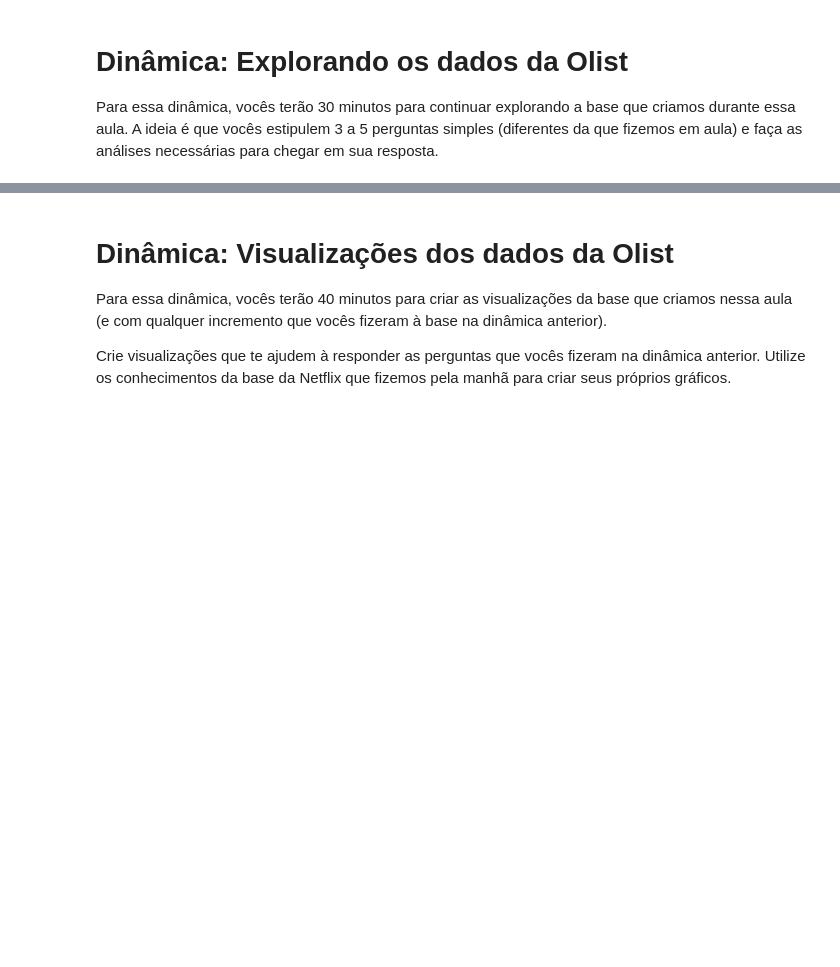
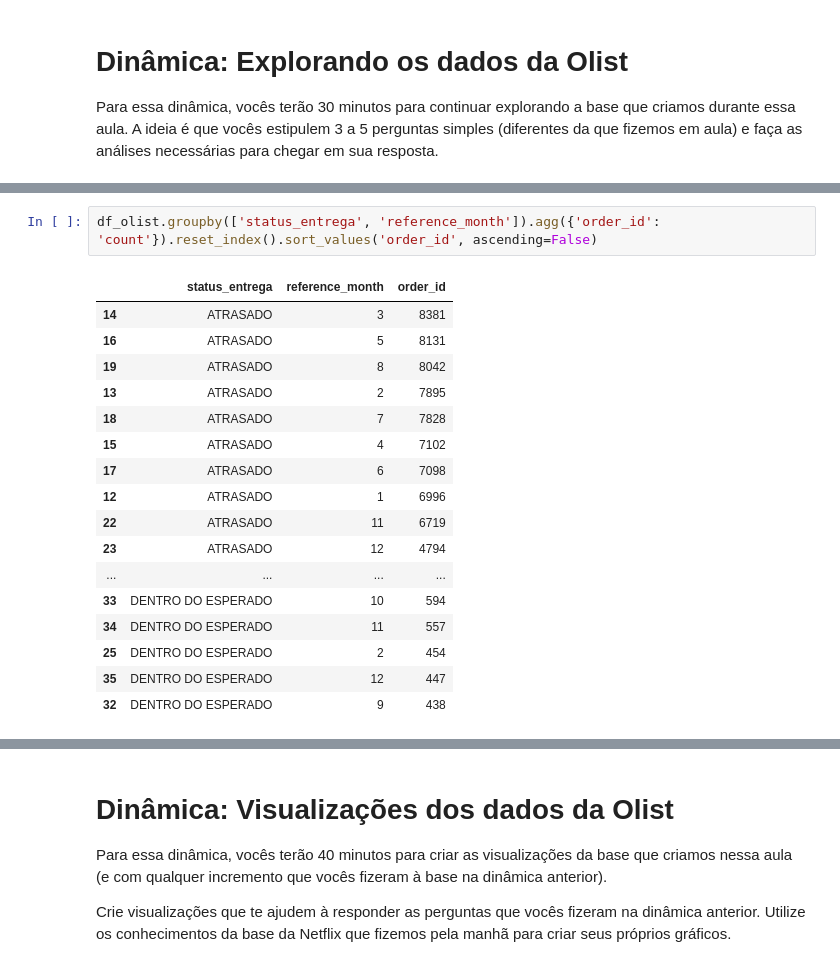
Before and after one commit to reprograma/on26-python-s14-analise-de-dados, a Jupyter notebook: material/aula_s14_parte2.ipynb, the cells around one changed output, grey strips where cells are left out. Drawn from its saved outputs; the diff is of its cells as text; blank space fills up the shorter version.

```diff
--- a/material/aula_s14_parte2.ipynb
+++ b/material/aula_s14_parte2.ipynb
@@ -401,0 +483,20 @@ Para essa dinâmica, vocês terão 30 minutos para continuar explorando a base q
+# %%
+df_olist.groupby(['status_entrega', 'reference_month']).agg({'order_id': 'count'}).reset_index().sort_values('order_id', ascending=False)
+# %% [output]
+|  | status_entrega | reference_month | order_id |
+| 14 | ATRASADO | 3 | 8381 |
+| 16 | ATRASADO | 5 | 8131 |
+| 19 | ATRASADO | 8 | 8042 |
+| 13 | ATRASADO | 2 | 7895 |
+| 18 | ATRASADO | 7 | 7828 |
+| 15 | ATRASADO | 4 | 7102 |
+| 17 | ATRASADO | 6 | 7098 |
+| 12 | ATRASADO | 1 | 6996 |
+| 22 | ATRASADO | 11 | 6719 |
+| 23 | ATRASADO | 12 | 4794 |
+| ... | ... | ... | ... |
+| 33 | DENTRO DO ESPERADO | 10 | 594 |
+| 34 | DENTRO DO ESPERADO | 11 | 557 |
+| 25 | DENTRO DO ESPERADO | 2 | 454 |
+| 35 | DENTRO DO ESPERADO | 12 | 447 |
+| 32 | DENTRO DO ESPERADO | 9 | 438 |
```
Also changed, not shown: parts of 12 cells of this notebook.
